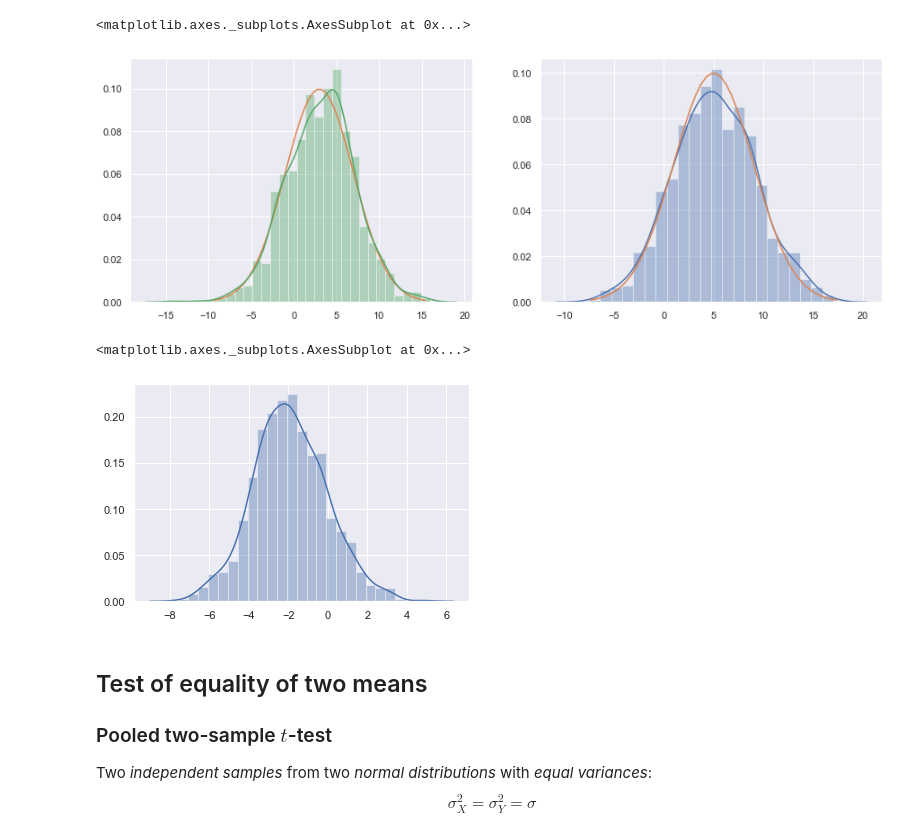
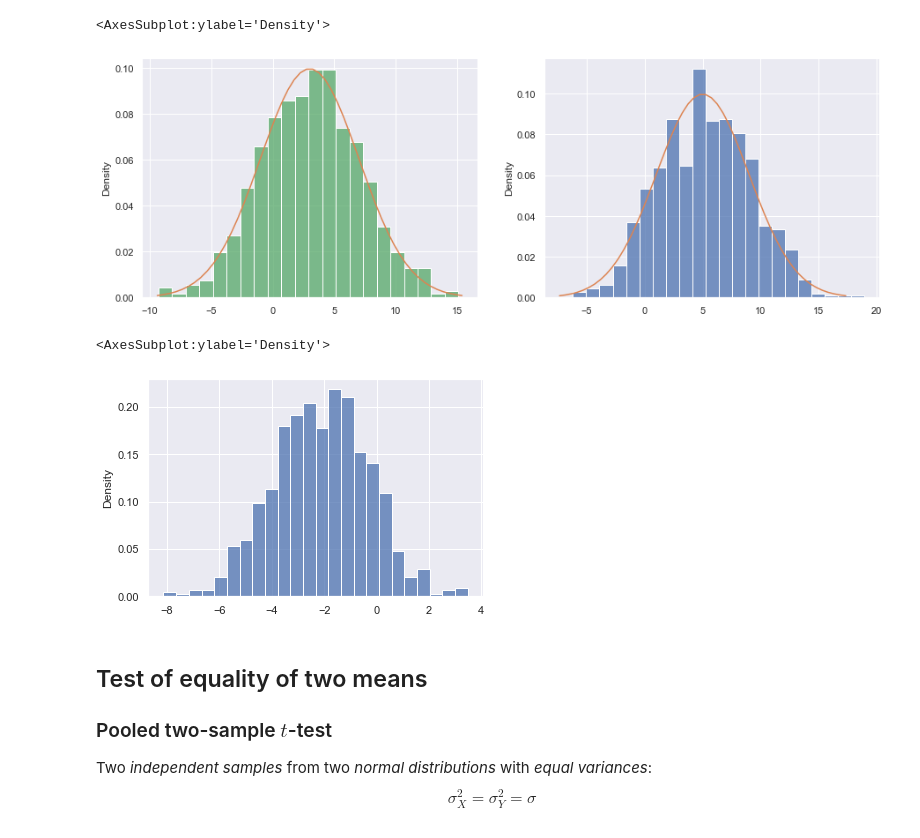
Before and after one commit to normannexo/Mathematics-notebooks, a Jupyter notebook: Statistics.ipynb, the cells around one changed output. Saved outputs shown, nothing was run; the diff lists cells and outputs as text; code cells hidden in the pictures.

```diff
--- a/Statistics.ipynb
+++ b/Statistics.ipynb
@@ -19,26 +19,27 @@ data_b = np.random.normal(loc=mu_b, scale=sigma_b, size=1000)
 # %%
 #Visualization
 fig, ax = plt.subplots(1, 2, figsize=[15,5])
-sns.distplot(data_b, ax=ax[1])
+
 range_a = np.linspace(stats.norm.ppf(0.001, mu_a, sigma_a), stats.norm.ppf(0.999, mu_a, sigma_a))
 range_b = np.linspace(stats.norm.ppf(0.001, mu_b, sigma_b), stats.norm.ppf(0.999, mu_b, sigma_b))
-ax[1].plot(range_b, stats.norm.pdf(range_b, loc=mu_b, scale=sigma_b))
+ax[1].plot(range_b, stats.norm.pdf(range_b, loc=mu_b, scale=sigma_b), color='C1')
 ax[0].plot(range_a, stats.norm.pdf(range_a, loc=mu_a, scale=sigma_a), color='C1')
-sns.distplot(data_a, ax=ax[0], color='C2' )
+sns.histplot(data_a, ax=ax[0], color='C2' , stat='density')
+sns.histplot(data_b, ax=ax[1],stat='density')
 # %% [output]
-<matplotlib.axes._subplots.AxesSubplot at 0x...>
+<AxesSubplot:ylabel='Density'>
-[figure, old version]
+[figure, new version]
 # %%
 l_means = []
 for _ in (range(1000)):
     smp_a = np.random.choice(data_a, 10)
     smp_b = np.random.choice(data_b, 10)
     l_means.append(smp_a.mean() - smp_b.mean())
 lmeans = np.array(l_means)
-sns.distplot(lmeans)
+sns.histplot(lmeans, stat='density')
 # %% [output]
-<matplotlib.axes._subplots.AxesSubplot at 0x...>
+<AxesSubplot:ylabel='Density'>
-[figure, old version]
+[figure, new version]
 # %% [markdown]
 ## Test of equality of two means
 
```
Also changed, not shown: parts of 3 cells of this notebook, 2 other files.
